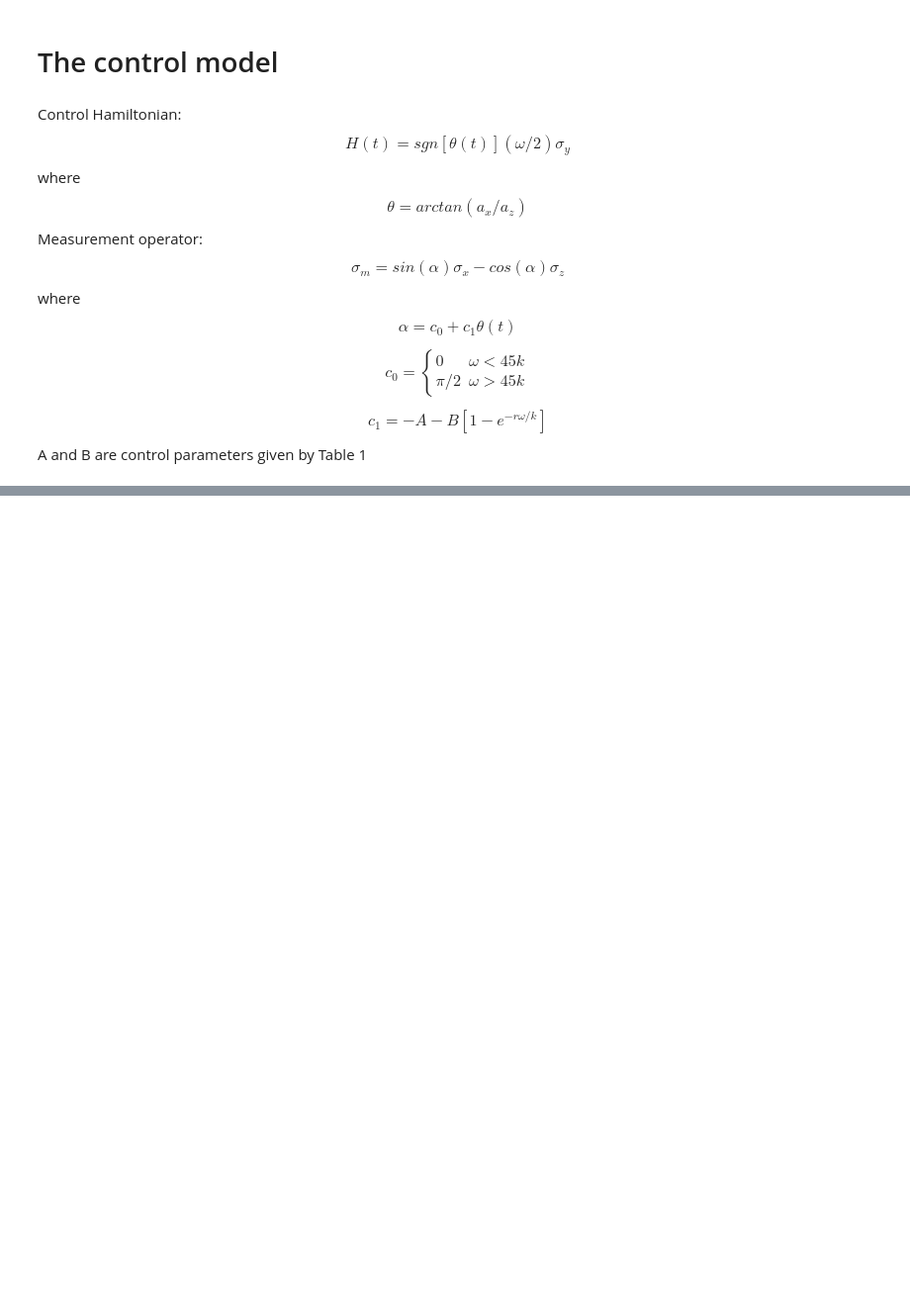
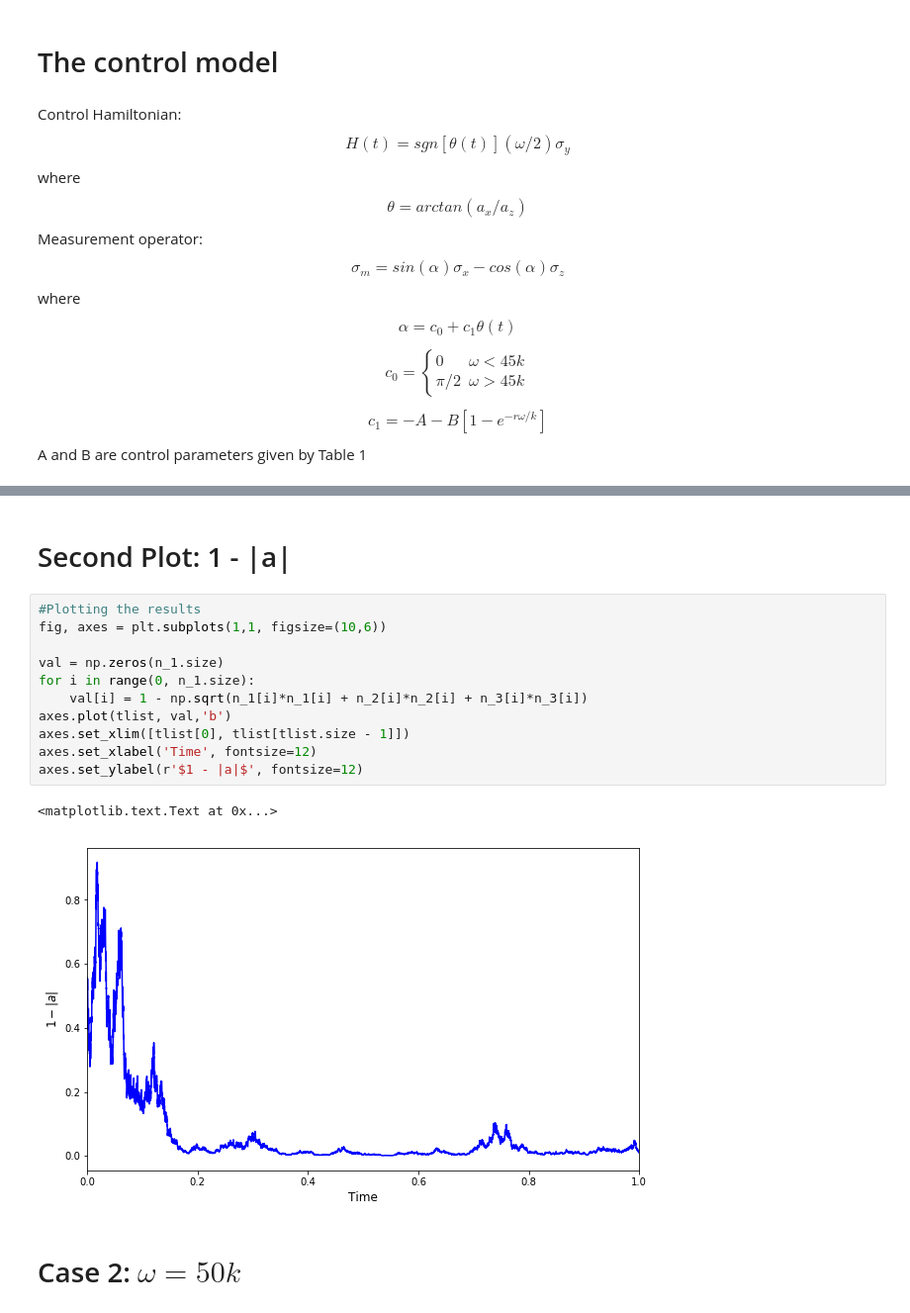
Before and after one commit to thiennm/ASCC, a Jupyter notebook: Reproduce - NJP 16 (2014) 093059 (Balouchi & Jacobs).ipynb, the cells around one changed output, grey strips where cells are left out. Shown at 99% size. Saved outputs shown, nothing was run; the diff lists cells and outputs as text; blank space fills up the shorter version.

```diff
--- a/Reproduce - NJP 16 (2014) 093059 (Balouchi & Jacobs).ipynb
+++ b/Reproduce - NJP 16 (2014) 093059 (Balouchi & Jacobs).ipynb
@@ -177,0 +191,18 @@ axes.set_title('Bloch-vector components', fontsize=12)
+# %% [markdown]
+# Second Plot: 1 - |a|
+# %%
+#Plotting the results
+fig, axes = plt.subplots(1,1, figsize=(10,6))
+
+val = np.zeros(n_1.size)
+for i in range(0, n_1.size):
+    val[i] = 1 - np.sqrt(n_1[i]*n_1[i] + n_2[i]*n_2[i] + n_3[i]*n_3[i])
+axes.plot(tlist, val,'b')
+axes.set_xlim([tlist[0], tlist[tlist.size - 1]])
+axes.set_xlabel('Time', fontsize=12)
+axes.set_ylabel(r'$1 - |a|$', fontsize=12)
+# %% [output]
+<matplotlib.text.Text at 0x...>
+[figure, added]
+# %% [markdown]
+# Case 2: $\omega = 50k$
```
Also changed, not shown: parts of 13 cells of this notebook.
